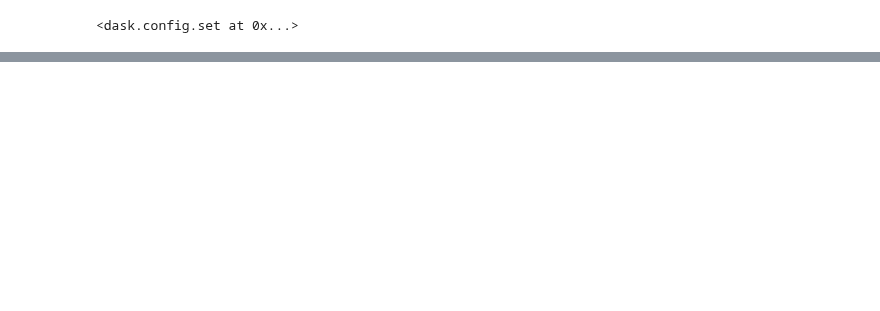
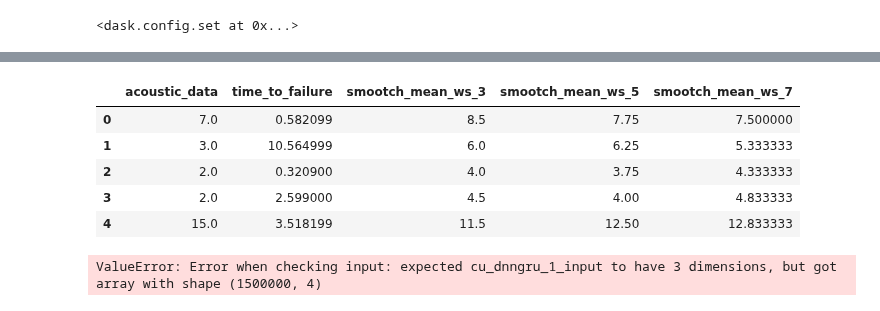
Before and after one commit to contemplat0r/LANL_Earthquake_Prediction, a Jupyter notebook: lanl-models-with-fe.ipynb, the cells around one changed output, grey strips where cells are left out. Cells and saved outputs as stored; diff of their text form; code cells hidden in the pictures; blank space fills up the shorter version.

```diff
--- a/lanl-models-with-fe.ipynb
+++ b/lanl-models-with-fe.ipynb
@@ -418,3 +578,16 @@ NameError: name 'min_index' is not defined
+# %%
+featured_holdout_df.head()
+# %% [output]
+|  | acoustic_data | time_to_failure | smootch_mean_ws_3 | smootch_mean_ws_5 | smootch_mean_ws_7 |
+| 0 | 7.0 | 0.582099 | 8.5 | 7.75 | 7.500000 |
+| 1 | 3.0 | 10.564999 | 6.0 | 6.25 | 5.333333 |
+| 2 | 2.0 | 0.320900 | 4.0 | 3.75 | 4.333333 |
+| 3 | 2.0 | 2.599000 | 4.5 | 4.00 | 4.833333 |
+| 4 | 15.0 | 3.518199 | 11.5 | 12.50 | 12.833333 |
+# %%
+holdout_prediction = model.predict(featured_holdout_df[featured_holdout_df.columns.drop('acoustic_data')])
+# %% [output]
+ValueError: Error when checking input: expected cu_dnngru_1_input to have 3 dimensions, but got array with shape (1500000, 4)
 # %%
 model.compile(optimizer=adam(lr=0.0005), loss="mae")
 
```
Also changed, not shown: parts of 31 cells of this notebook, 1 other file.
